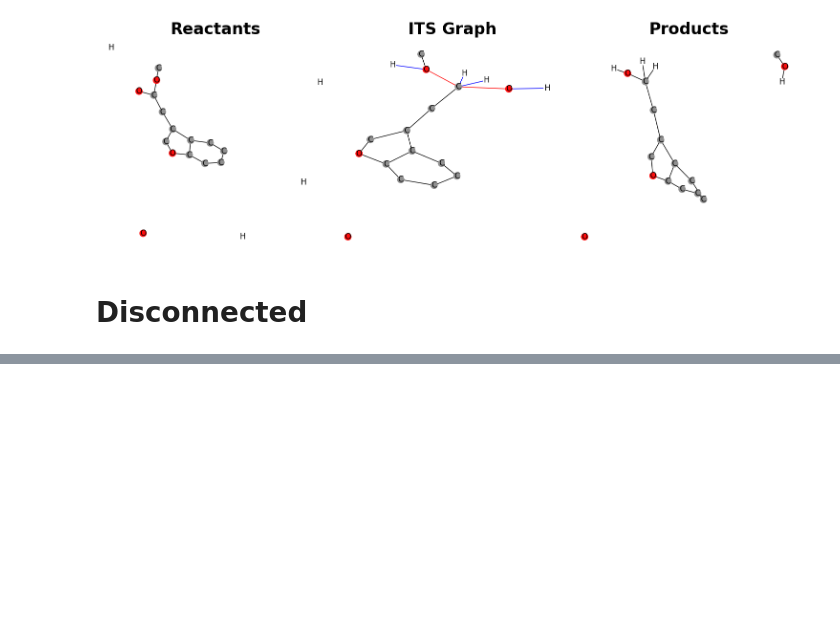
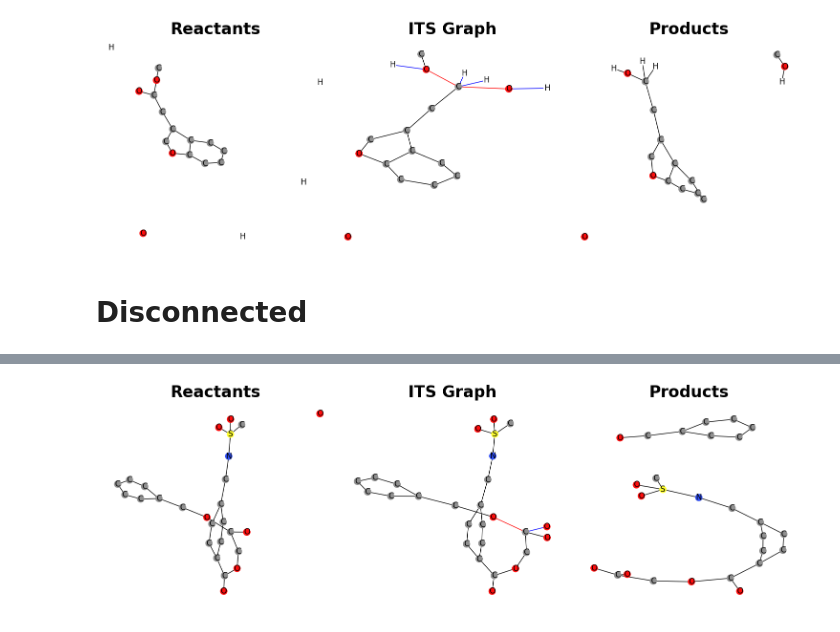
Before and after one commit to TieuLongPhan/SynTemp, a Jupyter notebook: test.ipynb, the cells around one changed output, grey strips where cells are left out. Drawn from its saved outputs; the diff is of its cells as text; code cells hidden in the pictures; blank space fills up the shorter version.

```diff
--- a/test.ipynb
+++ b/test.ipynb
@@ -131,0 +145,3 @@ vis_graph.vis_three_graph(batch_processed[0]['ITSGraph'])
+# %%
+a = load_database('./Data/DPO/USPTO_balance/USPTO_50K_bad_reactions.json.gz')
+b = load_database('./Data/DPO/USPTO_unbalance/USPTO_50K_aam_reactions.json.gz')
@@ -131,0 +236,2 @@ vis_graph.vis_three_graph(batch_processed[0]['ITSGraph'])
+# %%
+its_wrong = load_from_pickle('./Data/DPO/USPTO_50K/Hydrogen/USPTO_50K_its_incorrect.pkl.gz')
@@ -131,0 +240,2 @@ vis_graph.vis_three_graph(batch_processed[0]['ITSGraph'])
+# %%
+refine = ITSRefinement.process_graphs_in_parallel(its_wrong[0:10])
@@ -131,0 +265,7 @@ vis_graph.vis_three_graph(batch_processed[0]['ITSGraph'])
+# %%
+from SynTemp.SynVis.chemical_graph_visualizer import ChemicalGraphVisualizer
+
+vis_graph = ChemicalGraphVisualizer(42)
+vis_graph.vis_three_graph(refine[12]['rxn_mapper'])
+# %% [output]
+[figure, added]
```
Also changed, not shown: parts of 32 cells of this notebook, 8 other files.
